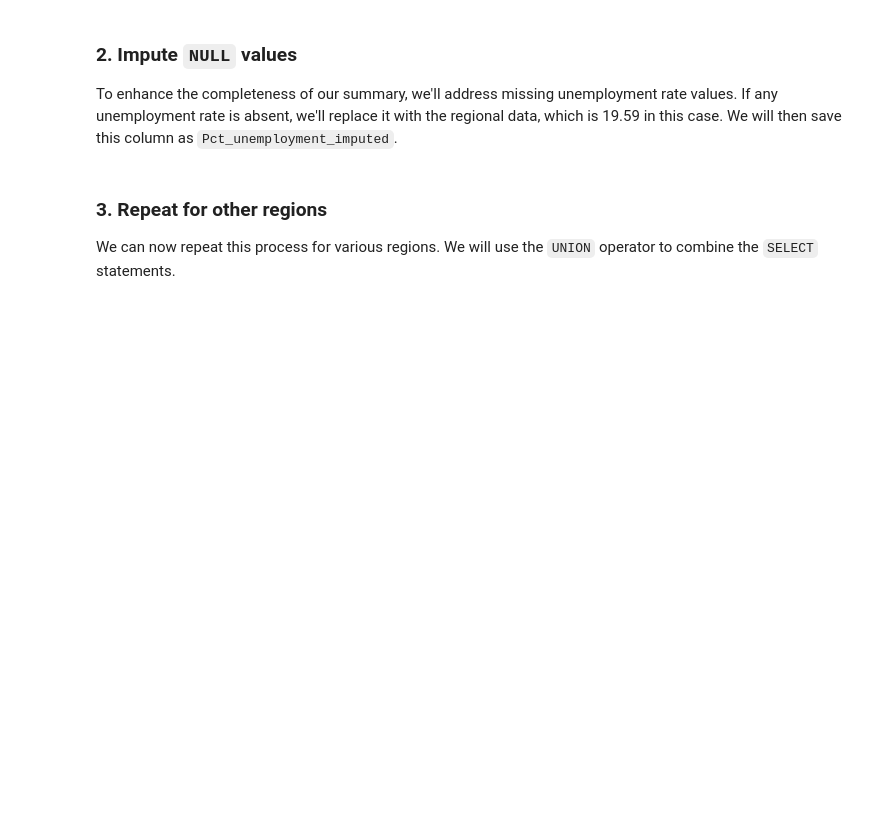
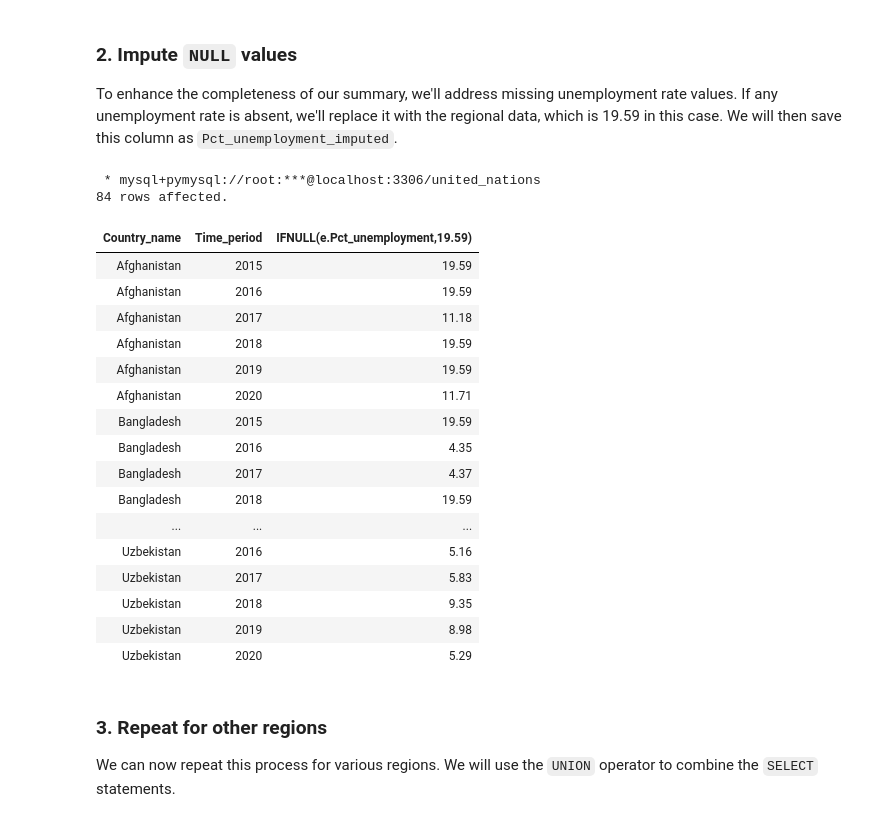
Before and after one commit to RealElvince/Access-to-basic-water-services, a Jupyter notebook: notebooks/Union.ipynb, the cells around one changed output. Saved outputs shown, nothing was run; the diff lists cells and outputs as text; code cells hidden in the pictures; blank space fills up the shorter version.

Commit message:
Take care of pct_unemployment

```diff
--- a/notebooks/Union.ipynb
+++ b/notebooks/Union.ipynb
@@ -155,7 +155,40 @@ WHERE
 To enhance the completeness of our summary, we'll address missing unemployment rate values. If any unemployment rate is absent, we'll replace it with the regional data, which is 19.59 in this case. We will then save this column as `Pct_unemployment_imputed`.
 # %%
 %%sql
-# Add your code here
+SELECT
+    g.Country_name,
+    e.Time_period,
+    IFNULL(e.Pct_unemployment,19.59)
+FROM
+    united_nations.Geographic_Location g
+
+LEFT JOIN
+        united_nations.Economic_Indicators e
+
+ON
+    g.Country_name = e.Country_name
+WHERE
+    Region LIKE "%Central and Southern Asia";
+# %% [output]
+ * mysql+pymysql://root:***@localhost:3306/united_nations
+84 rows affected.
+| Country_name | Time_period | IFNULL(e.Pct_unemployment,19.59) |
+| Afghanistan | 2015 | 19.59 |
+| Afghanistan | 2016 | 19.59 |
+| Afghanistan | 2017 | 11.18 |
+| Afghanistan | 2018 | 19.59 |
+| Afghanistan | 2019 | 19.59 |
+| Afghanistan | 2020 | 11.71 |
+| Bangladesh | 2015 | 19.59 |
+| Bangladesh | 2016 | 4.35 |
+| Bangladesh | 2017 | 4.37 |
+| Bangladesh | 2018 | 19.59 |
+| ... | ... | ... |
+| Uzbekistan | 2016 | 5.16 |
+| Uzbekistan | 2017 | 5.83 |
+| Uzbekistan | 2018 | 9.35 |
+| Uzbekistan | 2019 | 8.98 |
+| Uzbekistan | 2020 | 5.29 |
 # %% [markdown]
 ### 3. Repeat for other regions
 
```
